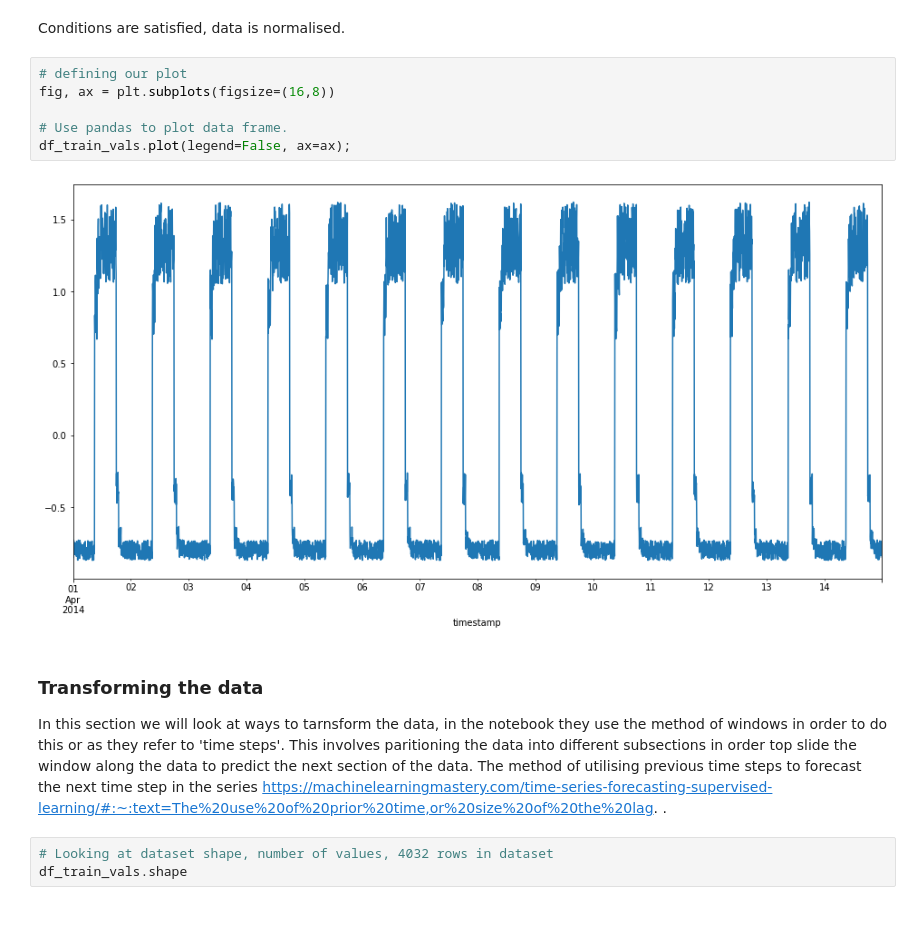
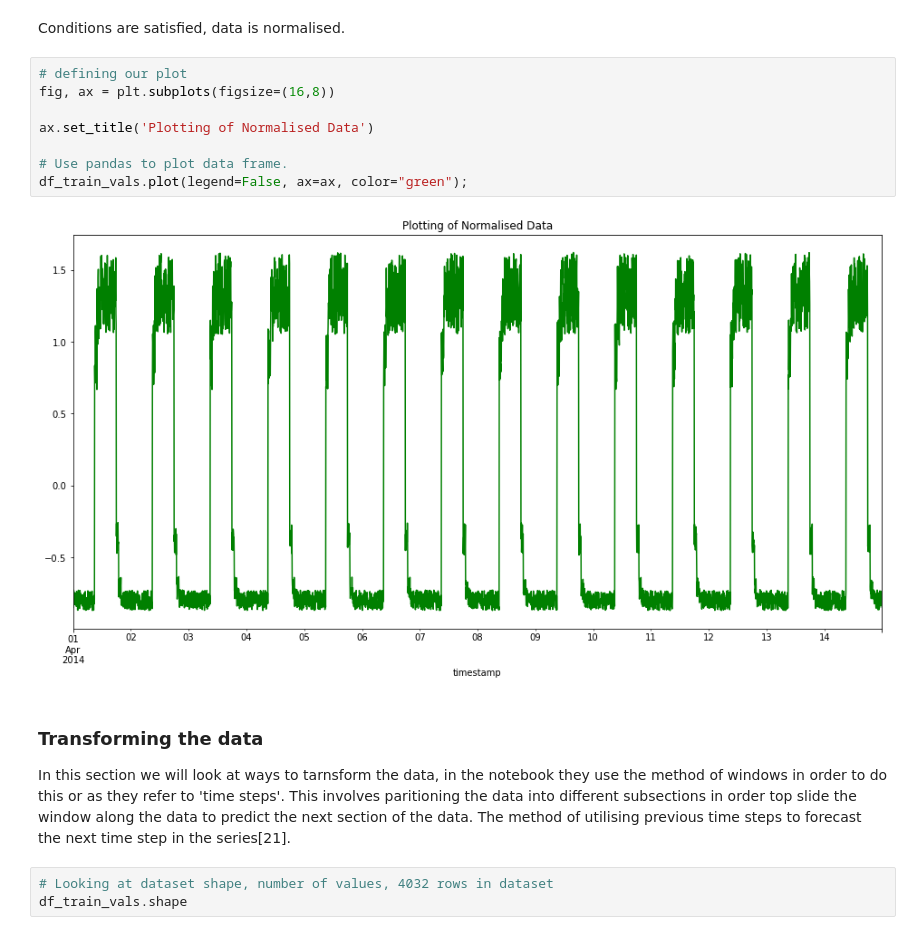
Before and after one commit to fionnmccarthy/ml-and-stats-assessment, a Jupyter notebook: anomaly-detection.ipynb, the cells around one changed output. Drawn from its saved outputs; the diff is of its cells as text.

Commit message:
tidy up of references and notebooks

```diff
--- a/anomaly-detection.ipynb
+++ b/anomaly-detection.ipynb
@@ -279,14 +283,16 @@ Conditions are satisfied, data is normalised.
 # %%
 # defining our plot
 fig, ax = plt.subplots(figsize=(16,8))
 
+ax.set_title('Plotting of Normalised Data')
+
 # Use pandas to plot data frame.
-df_train_vals.plot(legend=False, ax=ax);
+df_train_vals.plot(legend=False, ax=ax, color="green");
 # %% [output]
-[figure, old version]
+[figure, new version]
 # %% [markdown]
 ### Transforming the data
-In this section we will look at ways to tarnsform the data, in the notebook they use the method of windows in order to do this or as they refer to 'time steps'. This involves paritioning the data into different subsections in order top slide the window along the data to predict the next section of the data. The method of utilising previous time steps to forecast the next time step in the series https://machinelearningmastery.com/time-series-forecasting-supervised-learning/#:~:text=The%20use%20of%20prior%20time,or%20size%20of%20the%20lag. .
+In this section we will look at ways to tarnsform the data, in the notebook they use the method of windows in order to do this or as they refer to 'time steps'. This involves paritioning the data into different subsections in order top slide the window along the data to predict the next section of the data. The method of utilising previous time steps to forecast the next time step in the series[21].
 # %%
 # Looking at dataset shape, number of values, 4032 rows in dataset
 df_train_vals.shape
```
Also changed, not shown: parts of 26 cells of this notebook, 2 other files.
